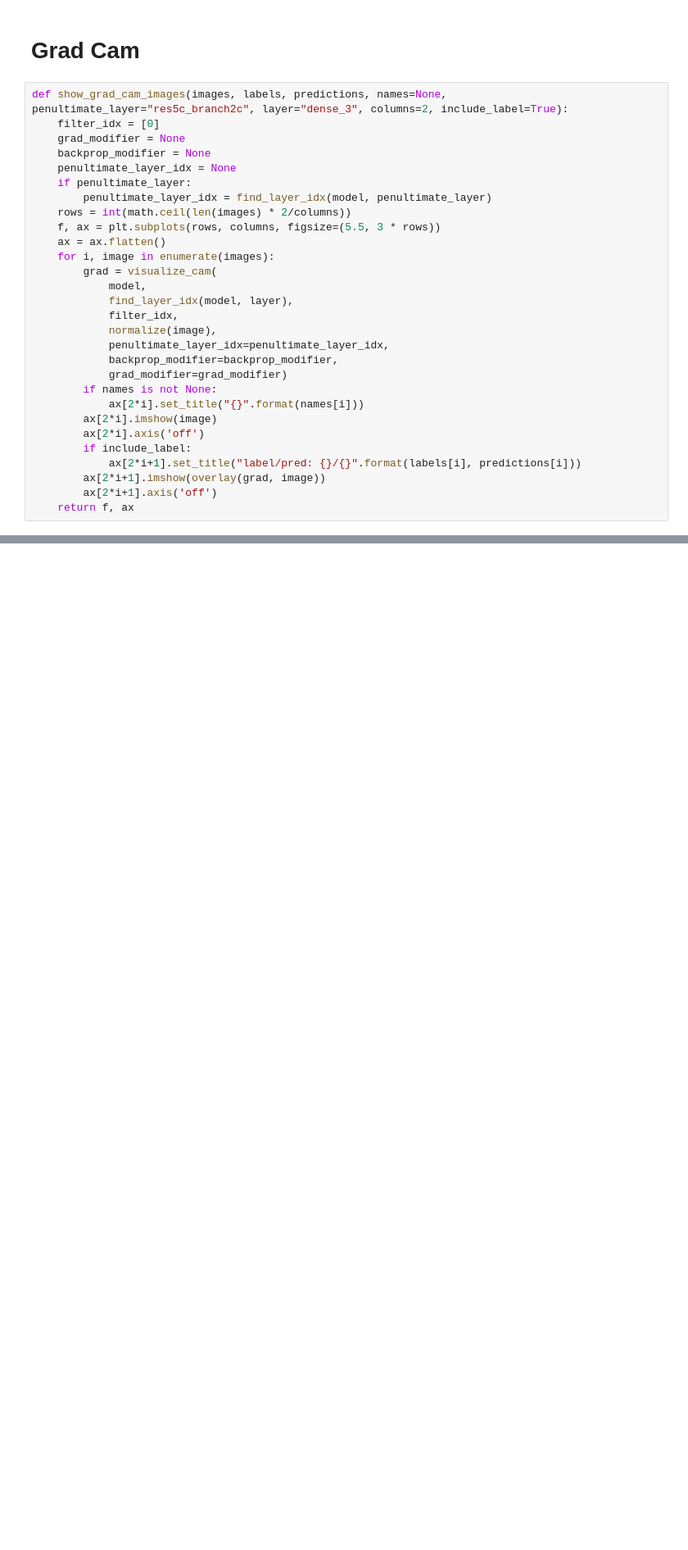
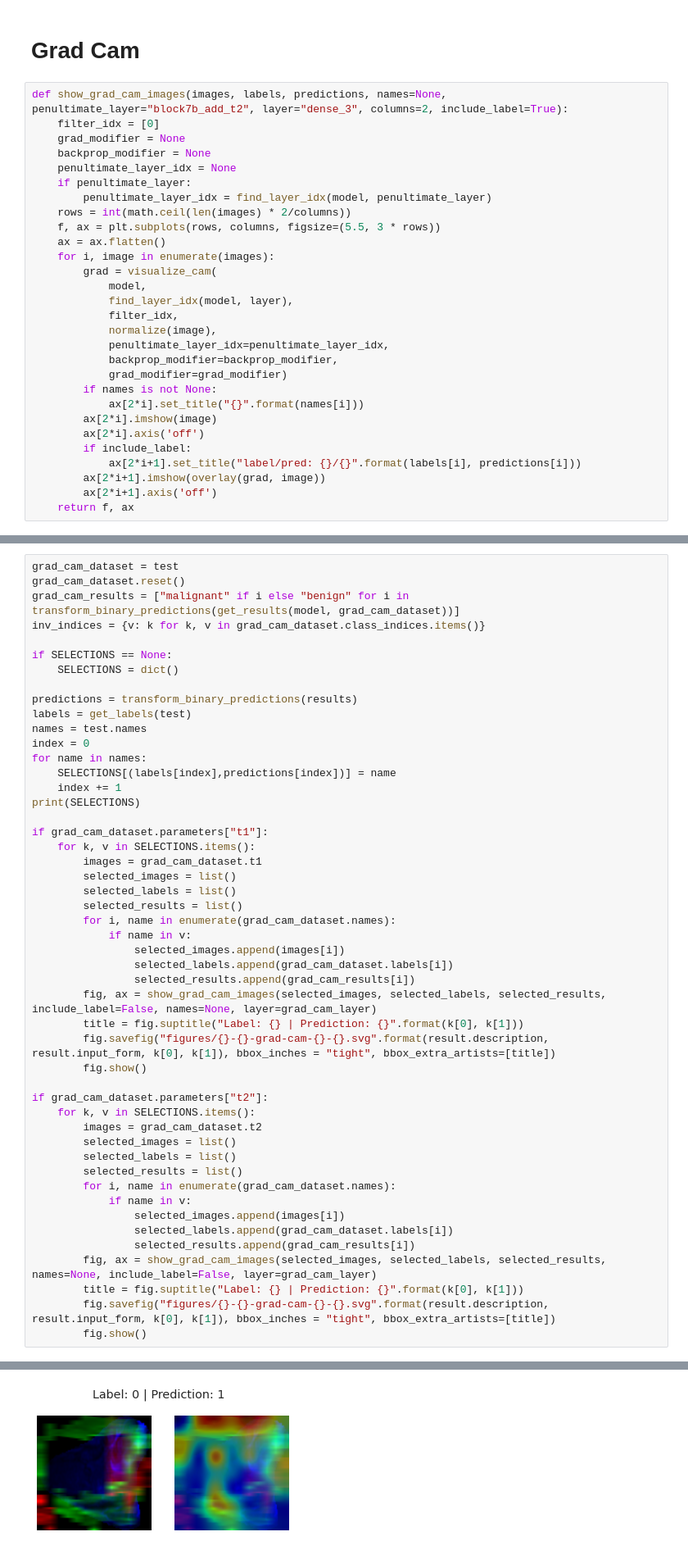
Before and after one commit to sopeeweje/Bone-MRI, a Jupyter notebook: evaluate-specific-model.ipynb, the cells around one changed output, grey strips where cells are left out. Shown at 82% size. Drawn from its saved outputs; the diff is of its cells as text; blank space fills up the shorter version.

Commit message:
results

```diff
--- a/evaluate-specific-model.ipynb
+++ b/evaluate-specific-model.ipynb
@@ -346,7 +323,7 @@ if deep_top:
 # %% [markdown]
 # Grad Cam
 # %%
-def show_grad_cam_images(images, labels, predictions, names=None, penultimate_layer="res5c_branch2c", layer="dense_3", columns=2, include_label=True):
+def show_grad_cam_images(images, labels, predictions, names=None, penultimate_layer="block7b_add_t2", layer="dense_3", columns=2, include_label=True):
     filter_idx = [0]
     grad_modifier = None
     backprop_modifier = None
@@ -376,0 +387,50 @@ def show_grad_cam_images(images, labels, predictions, names=None, penultimate_la
+# %%
+grad_cam_dataset = test
+grad_cam_dataset.reset()
+grad_cam_results = ["malignant" if i else "benign" for i in transform_binary_predictions(get_results(model, grad_cam_dataset))]
+inv_indices = {v: k for k, v in grad_cam_dataset.class_indices.items()}
+
+if SELECTIONS == None:
+    SELECTIONS = dict()
+
+predictions = transform_binary_predictions(results)
+labels = get_labels(test)
+names = test.names
+index = 0
+for name in names:
+    SELECTIONS[(labels[index],predictions[index])] = name
+    index += 1
+print(SELECTIONS)
+
+if grad_cam_dataset.parameters["t1"]:
+    for k, v in SELECTIONS.items():
+        images = grad_cam_dataset.t1
+        selected_images = list()
+        selected_labels = list()
+        selected_results = list()
+        for i, name in enumerate(grad_cam_dataset.names):
+            if name in v:
+                selected_images.append(images[i])
+                selected_labels.append(grad_cam_dataset.labels[i])
+                selected_results.append(grad_cam_results[i])
+        fig, ax = show_grad_cam_images(selected_images, selected_labels, selected_results, include_label=False, names=None, layer=grad_cam_layer)
+        title = fig.suptitle("Label: {} | Prediction: {}".format(k[0], k[1]))
+        fig.savefig("figures/{}-{}-grad-cam-{}-{}.svg".format(result.description, result.input_form, k[0], k[1]), bbox_inches = "tight", bbox_extra_artists=[title])
+        fig.show()
+
+if grad_cam_dataset.parameters["t2"]:
+    for k, v in SELECTIONS.items():
+        images = grad_cam_dataset.t2
+        selected_images = list()
+        selected_labels = list()
+        selected_results = list()
+        for i, name in enumerate(grad_cam_dataset.names):
+            if name in v:
+                selected_images.append(images[i])
+                selected_labels.append(grad_cam_dataset.labels[i])
+                selected_results.append(grad_cam_results[i])
+        fig, ax = show_grad_cam_images(selected_images, selected_labels, selected_results, names=None, include_label=False, layer=grad_cam_layer)
+        title = fig.suptitle("Label: {} | Prediction: {}".format(k[0], k[1]))
+        fig.savefig("figures/{}-{}-grad-cam-{}-{}.svg".format(result.description, result.input_form, k[0], k[1]), bbox_inches = "tight", bbox_extra_artists=[title])
+        fig.show()
+# %% [output]
@@ -376,0 +438 @@ def show_grad_cam_images(images, labels, predictions, names=None, penultimate_la
+[figure, added]
```
Also changed, not shown: parts of 16 cells of this notebook, 10 other files.
